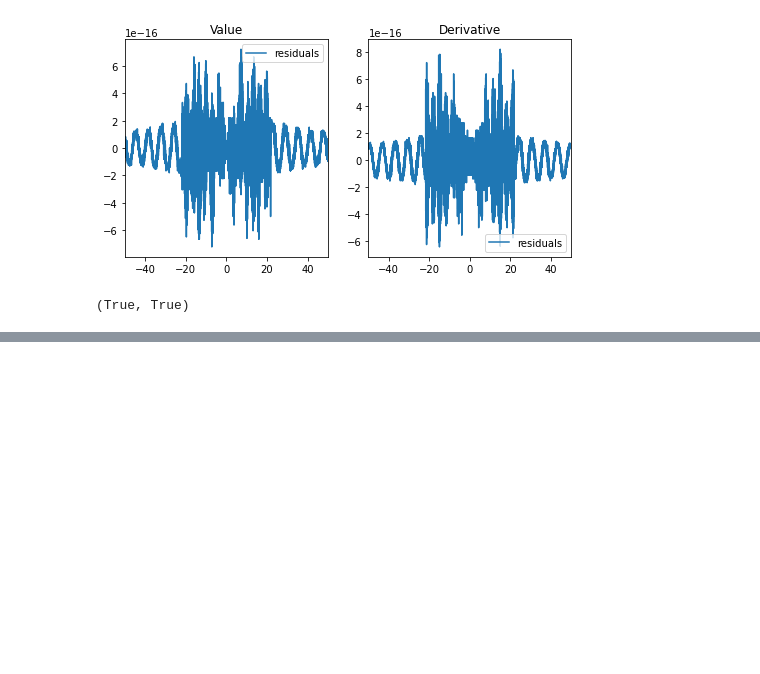
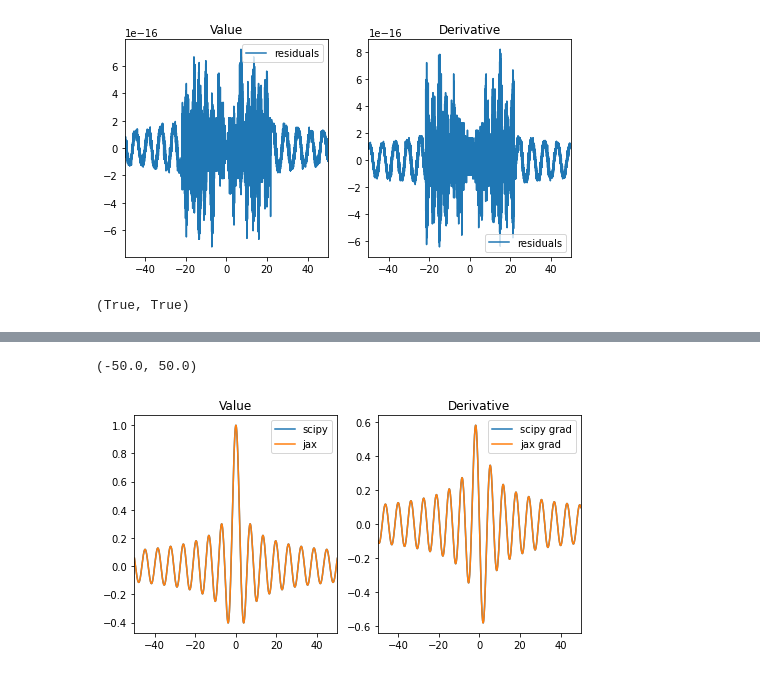
Before and after one commit to benjaminpope/sibylla, a Jupyter notebook: notebooks/bessel_test.ipynb, the cells around one changed output, grey strips where cells are left out. Saved outputs shown, nothing was run; the diff lists cells and outputs as text; code cells hidden in the pictures; blank space fills up the shorter version.

```diff
--- a/notebooks/bessel_test.ipynb
+++ b/notebooks/bessel_test.ipynb
@@ -144,0 +277,3 @@ ax1.set_xlim(-50, 50)
+# %%
+f0 = jit((j0))
+gs0  = jit(vmap(grad(j0)))
@@ -144,0 +288,20 @@ ax1.set_xlim(-50, 50)
+# %%
+## do the plot of the value and the derivative, in subplots (1,2)
+fig, (ax1, ax2) = plt.subplots(1, 2, figsize=(8, 4),sharex=True)
+
+ax1.plot(x, y0, label="scipy")
+ax1.plot(x, yy0, label="jax")
+ax1.legend()
+ax1.set_title('Value')
+
+gscipy0 = -jv(1, x)
+gg0 = gs0(x)
+ax2.plot(x, gscipy0, label="scipy grad")
+ax2.plot(x, gg0, label="jax grad")
+
+ax2.legend()
+ax2.set_title("Derivative")
+ax1.set_xlim(-50, 50)
+# %% [output]
+(-50.0, 50.0)
+[figure, added]
```
Also changed, not shown: parts of 10 cells of this notebook.
